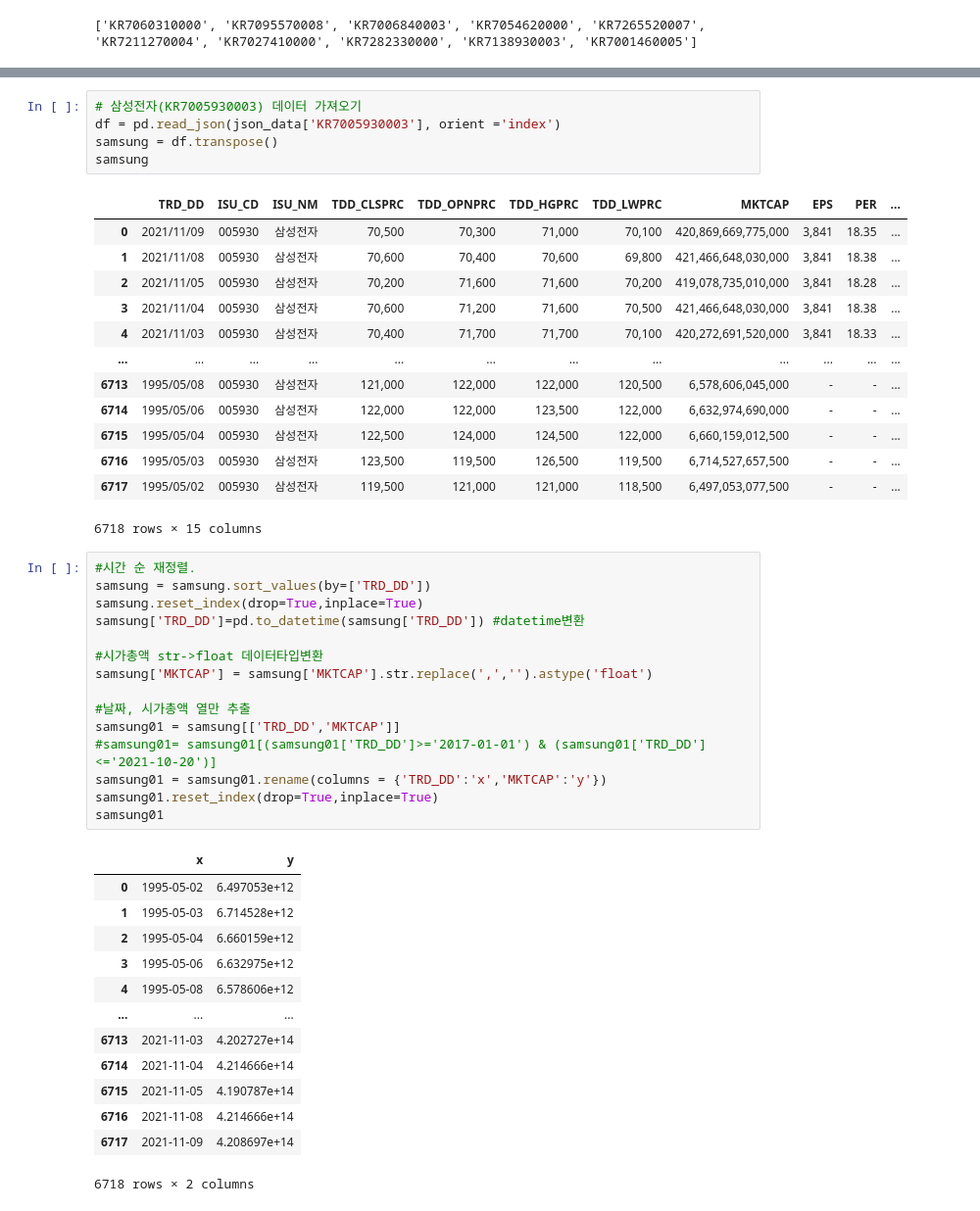
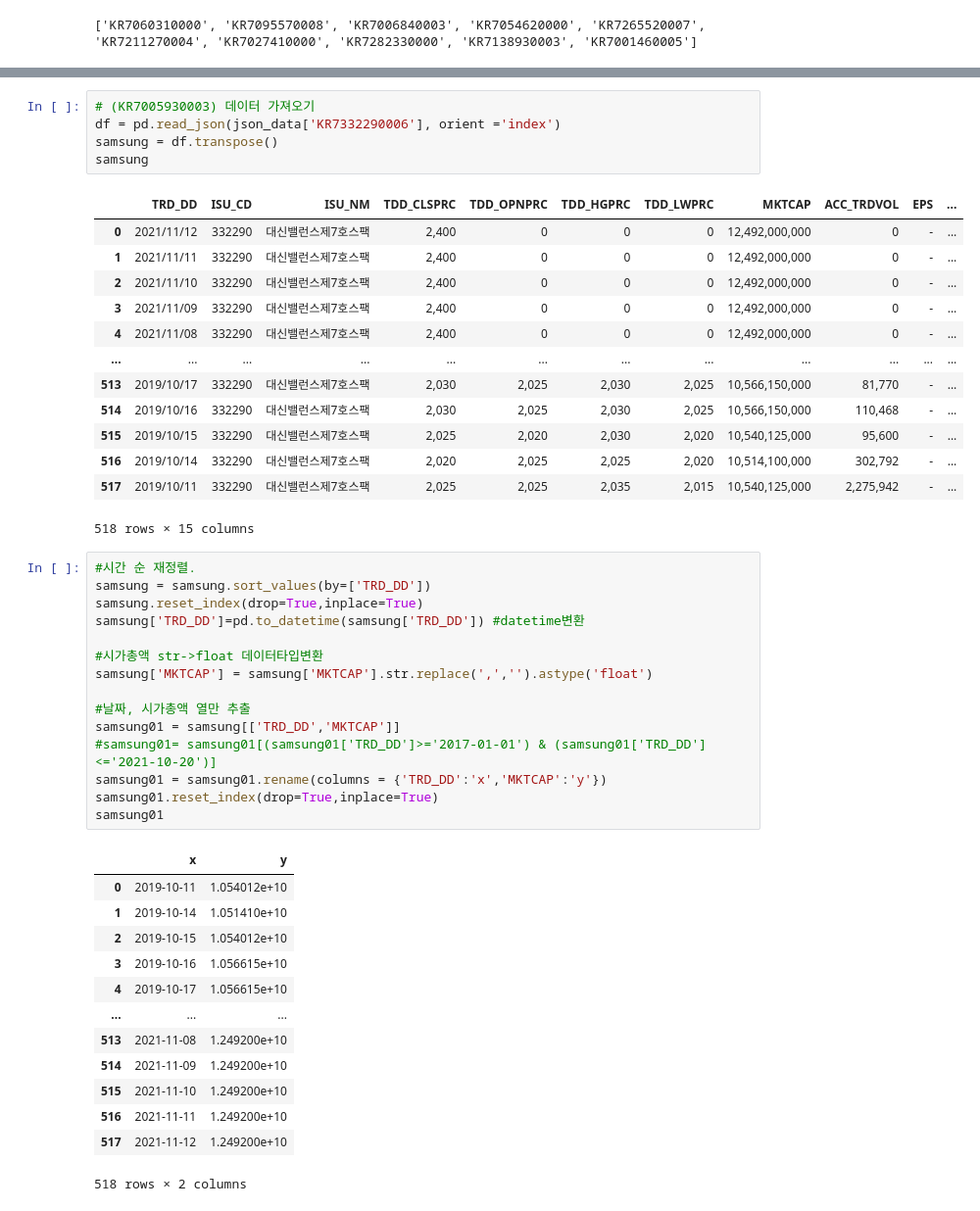
Before and after one commit to baeksumin/k-project, a Jupyter notebook: data_preprocessing/TimeSeries_trend.ipynb, the cells around one changed output, grey strips where cells are left out. Shown at 98% size. Cells and saved outputs as stored; diff of their text form.

```diff
--- a/data_preprocessing/TimeSeries_trend.ipynb
+++ b/data_preprocessing/TimeSeries_trend.ipynb
@@ -315,22 +353,22 @@ plt.plot(scode.TRD_DD,scode.TREND)
 # %%
-# 삼성전자(KR7005930003) 데이터 가져오기
-df = pd.read_json(json_data['KR7005930003'], orient ='index')
+# (KR7005930003) 데이터 가져오기
+df = pd.read_json(json_data['KR7332290006'], orient ='index')
 samsung = df.transpose()
 samsung
 # %% [output]
-|  | TRD_DD | ISU_CD | ISU_NM | TDD_CLSPRC | TDD_OPNPRC | TDD_HGPRC | TDD_LWPRC | MKTCAP | EPS | PER | ... |
-| 0 | 2021/11/09 | 005930 | 삼성전자 | 70,500 | 70,300 | 71,000 | 70,100 | 420,869,669,775,000 | 3,841 | 18.35 | ... |
-| 1 | 2021/11/08 | 005930 | 삼성전자 | 70,600 | 70,400 | 70,600 | 69,800 | 421,466,648,030,000 | 3,841 | 18.38 | ... |
-| 2 | 2021/11/05 | 005930 | 삼성전자 | 70,200 | 71,600 | 71,600 | 70,200 | 419,078,735,010,000 | 3,841 | 18.28 | ... |
-| 3 | 2021/11/04 | 005930 | 삼성전자 | 70,600 | 71,200 | 71,600 | 70,500 | 421,466,648,030,000 | 3,841 | 18.38 | ... |
-| 4 | 2021/11/03 | 005930 | 삼성전자 | 70,400 | 71,700 | 71,700 | 70,100 | 420,272,691,520,000 | 3,841 | 18.33 | ... |
+|  | TRD_DD | ISU_CD | ISU_NM | TDD_CLSPRC | TDD_OPNPRC | TDD_HGPRC | TDD_LWPRC | MKTCAP | ACC_TRDVOL | EPS | ... |
+| 0 | 2021/11/12 | 332290 | 대신밸런스제7호스팩 | 2,400 | 0 | 0 | 0 | 12,492,000,000 | 0 | - | ... |
+| 1 | 2021/11/11 | 332290 | 대신밸런스제7호스팩 | 2,400 | 0 | 0 | 0 | 12,492,000,000 | 0 | - | ... |
+| 2 | 2021/11/10 | 332290 | 대신밸런스제7호스팩 | 2,400 | 0 | 0 | 0 | 12,492,000,000 | 0 | - | ... |
+| 3 | 2021/11/09 | 332290 | 대신밸런스제7호스팩 | 2,400 | 0 | 0 | 0 | 12,492,000,000 | 0 | - | ... |
+| 4 | 2021/11/08 | 332290 | 대신밸런스제7호스팩 | 2,400 | 0 | 0 | 0 | 12,492,000,000 | 0 | - | ... |
 | ... | ... | ... | ... | ... | ... | ... | ... | ... | ... | ... | ... |
-| 6713 | 1995/05/08 | 005930 | 삼성전자 | 121,000 | 122,000 | 122,000 | 120,500 | 6,578,606,045,000 | - | - | ... |
-| 6714 | 1995/05/06 | 005930 | 삼성전자 | 122,000 | 122,000 | 123,500 | 122,000 | 6,632,974,690,000 | - | - | ... |
-| 6715 | 1995/05/04 | 005930 | 삼성전자 | 122,500 | 124,000 | 124,500 | 122,000 | 6,660,159,012,500 | - | - | ... |
-| 6716 | 1995/05/03 | 005930 | 삼성전자 | 123,500 | 119,500 | 126,500 | 119,500 | 6,714,527,657,500 | - | - | ... |
-| 6717 | 1995/05/02 | 005930 | 삼성전자 | 119,500 | 121,000 | 121,000 | 118,500 | 6,497,053,077,500 | - | - | ... |
+| 513 | 2019/10/17 | 332290 | 대신밸런스제7호스팩 | 2,030 | 2,025 | 2,030 | 2,025 | 10,566,150,000 | 81,770 | - | ... |
+| 514 | 2019/10/16 | 332290 | 대신밸런스제7호스팩 | 2,030 | 2,025 | 2,030 | 2,025 | 10,566,150,000 | 110,468 | - | ... |
+| 515 | 2019/10/15 | 332290 | 대신밸런스제7호스팩 | 2,025 | 2,020 | 2,030 | 2,020 | 10,540,125,000 | 95,600 | - | ... |
+| 516 | 2019/10/14 | 332290 | 대신밸런스제7호스팩 | 2,020 | 2,025 | 2,025 | 2,020 | 10,514,100,000 | 302,792 | - | ... |
+| 517 | 2019/10/11 | 332290 | 대신밸런스제7호스팩 | 2,025 | 2,025 | 2,035 | 2,015 | 10,540,125,000 | 2,275,942 | - | ... |
-6718 rows × 15 columns
+518 rows × 15 columns
 # %%
 #시간 순 재정렬.
 samsung = samsung.sort_values(by=['TRD_DD'])
@@ -348,18 +386,18 @@ samsung01.reset_index(drop=True,inplace=True)
 samsung01
 # %% [output]
 |  | x | y |
-| 0 | 1995-05-02 | 6.497053e+12 |
-| 1 | 1995-05-03 | 6.714528e+12 |
-| 2 | 1995-05-04 | 6.660159e+12 |
-| 3 | 1995-05-06 | 6.632975e+12 |
-| 4 | 1995-05-08 | 6.578606e+12 |
+| 0 | 2019-10-11 | 1.054012e+10 |
+| 1 | 2019-10-14 | 1.051410e+10 |
+| 2 | 2019-10-15 | 1.054012e+10 |
+| 3 | 2019-10-16 | 1.056615e+10 |
+| 4 | 2019-10-17 | 1.056615e+10 |
 | ... | ... | ... |
-| 6713 | 2021-11-03 | 4.202727e+14 |
-| 6714 | 2021-11-04 | 4.214666e+14 |
-| 6715 | 2021-11-05 | 4.190787e+14 |
-| 6716 | 2021-11-08 | 4.214666e+14 |
-| 6717 | 2021-11-09 | 4.208697e+14 |
+| 513 | 2021-11-08 | 1.249200e+10 |
+| 514 | 2021-11-09 | 1.249200e+10 |
+| 515 | 2021-11-10 | 1.249200e+10 |
+| 516 | 2021-11-11 | 1.249200e+10 |
+| 517 | 2021-11-12 | 1.249200e+10 |
-6718 rows × 2 columns
+518 rows × 2 columns
 # %%
 # 조건에 해당하는 날짜 추출.
 def get_point(result):
```
Also changed, not shown: parts of 18 cells of this notebook.
